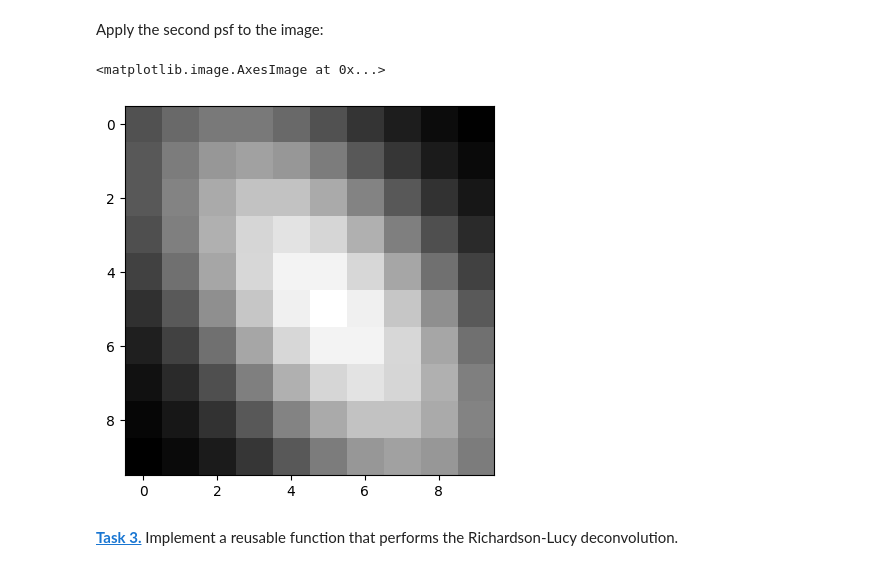
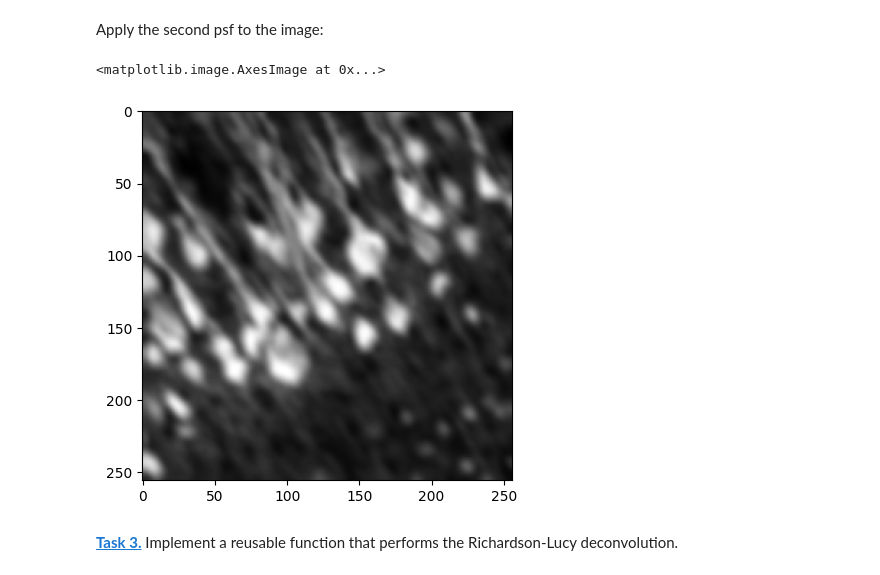
Before and after one commit to DavidLehmann004/Mobi-fs5-python, a Jupyter notebook: deconvolution.ipynb, the cells around one changed output. Saved outputs shown, nothing was run; the diff lists cells and outputs as text; code cells hidden in the pictures.

```diff
--- a/deconvolution.ipynb
+++ b/deconvolution.ipynb
@@ -47,10 +49,12 @@ plt.imshow(create_psf(psf_size), 'gray')
 # %% [markdown]
 Apply the second psf to the image:
 # %%
-second_psf = create_psf(psf_size)
-plt.imshow(second_psf, 'gray')
+psf_gauss = create_psf(psf_size)
+blurred_gauss = conv(img, psf_gauss, mode='same', boundary='symm')
+
+plt.imshow(blurred_gauss, 'gray')
 # %% [output]
 <matplotlib.image.AxesImage at 0x...>
-[figure, old version]
+[figure, new version]
 # %% [markdown]
 **[Task 3.]()** Implement a reusable function that performs the Richardson-Lucy deconvolution.
```
Also changed, not shown: parts of 10 cells of this notebook.
